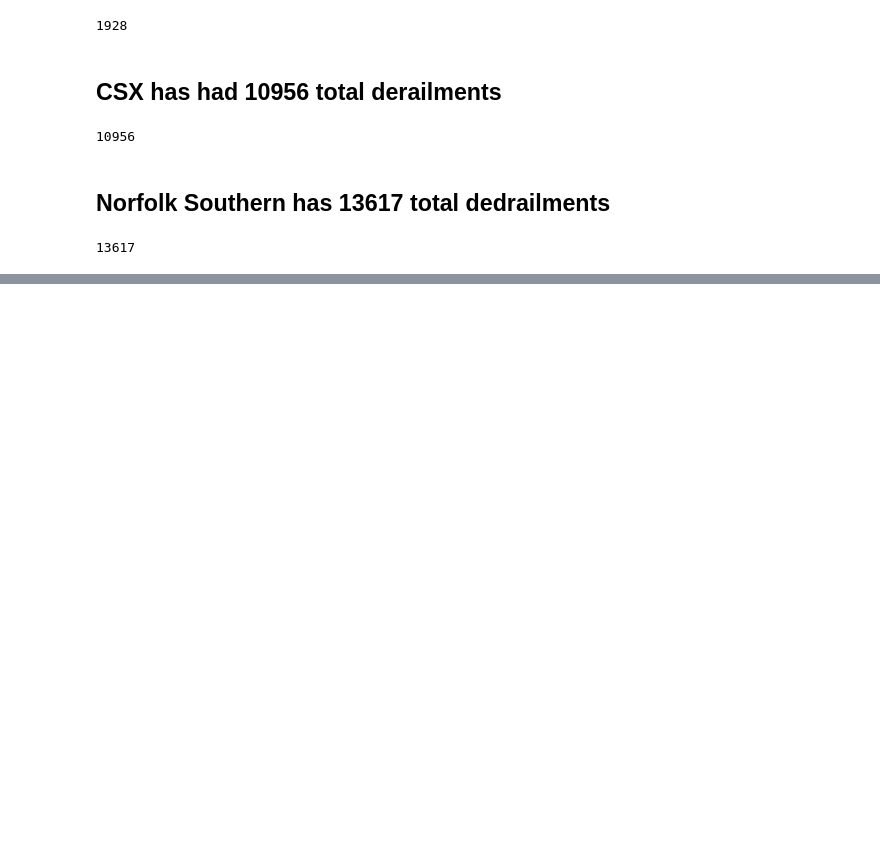
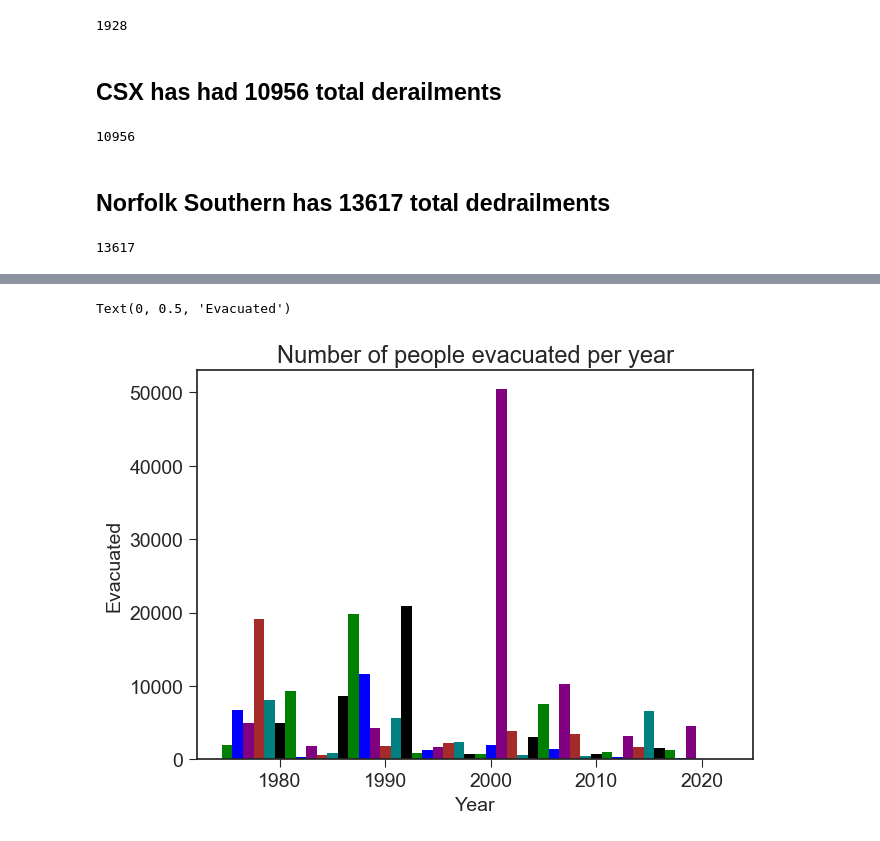
Before and after one commit to Charles-McNay/Rail_Incident_Analysis, a Jupyter notebook: fra_data.ipynb, the cells around one changed output, grey strips where cells are left out. Saved outputs shown, nothing was run; the diff lists cells and outputs as text; code cells hidden in the pictures; blank space fills up the shorter version.

Commit message:
plotting

```diff
--- a/fra_data.ipynb
+++ b/fra_data.ipynb
@@ -273,0 +296,2 @@ shared_count
+# %%
+evac_year = df.groupby(df.Date.dt.year)['Evacuated'].sum()
@@ -273,0 +300,3 @@ shared_count
+# %%
+evac_df = evac_year.reset_index()
+evac_df
@@ -273,0 +341,12 @@ shared_count
+# %%
+colors = ['green','blue','purple','brown','teal', 'black']
+plt.bar(evac_df['Date'], evac_df['Evacuated'], color=colors, width=1)
+plt.style.use('tableau-colorblind10')
+plt.title('Number of people evacuated per year', fontsize=17)
+plt.xlabel('Year', fontsize=14)
+plt.ylabel('Evacuated', fontsize=14)
+
+#plt.show()
+# %% [output]
+Text(0, 0.5, 'Evacuated')
+[figure, added]
```
Also changed, not shown: parts of 7 cells of this notebook.
